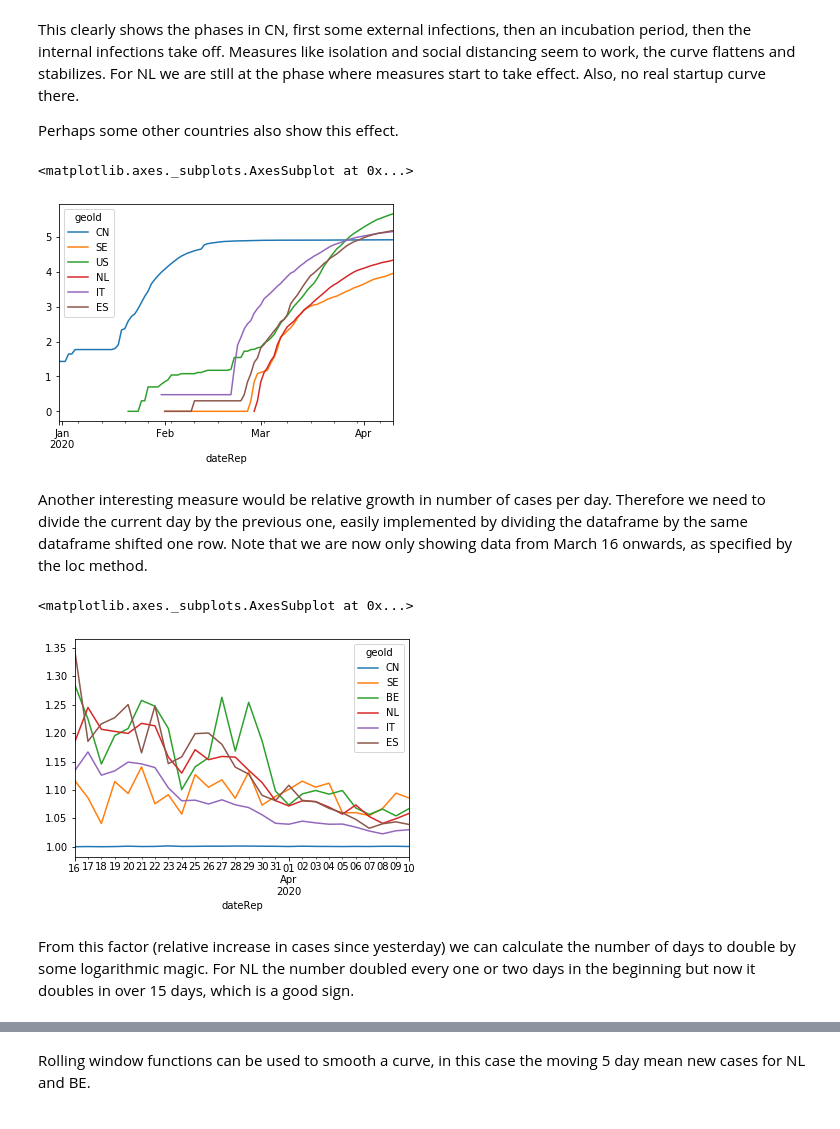
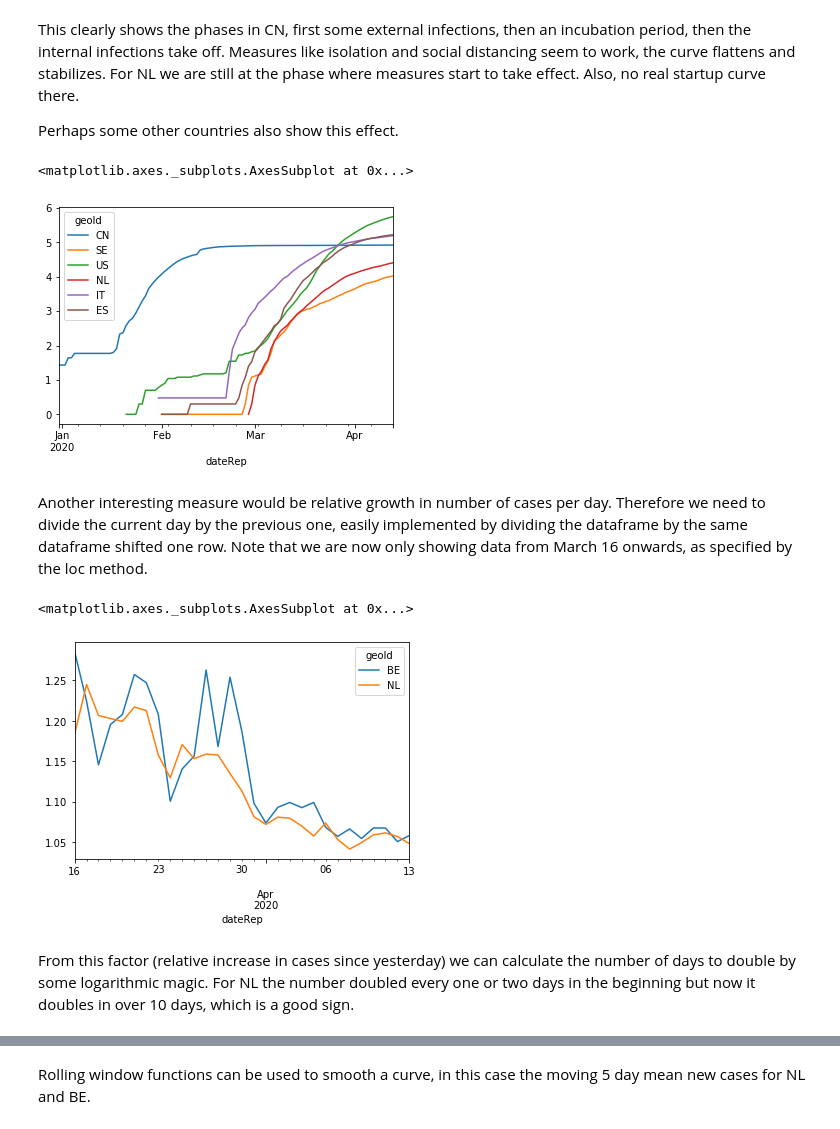
Before and after one commit to R3dje/COVID19, a Jupyter notebook: EUCDC.ipynb, the cells around one changed output, grey strips where cells are left out. Saved outputs shown, nothing was run; the diff lists cells and outputs as text; code cells hidden in the pictures.

```diff
--- a/EUCDC.ipynb
+++ b/EUCDC.ipynb
@@ -60,4 +59,4 @@ Because we seem to miss some geoID entries, we will drop them. The resulting dat
 # %%
-df_geo = df.dropna().pivot(index = 'dateRep', columns = 'geoId', values = 'cases')
+df_geo = df.dropna().pivot(index='dateRep', columns='geoId', values=['cases', 'deaths'])
 df_geo.head(10)
 # %% [output]
@@ -124,17 +125,17 @@ This clearly shows the phases in CN, first some external infections, then an inc
 
 Perhaps some other countries also show this effect.
 # %%
-np.log10(df_geo[['CN', 'SE', 'US', 'NL', 'IT', 'ES']].cumsum()).plot()
+np.log10(df_geo['cases'][['CN', 'SE', 'US', 'NL', 'IT', 'ES']].cumsum()).plot()
 # %% [output]
 <matplotlib.axes._subplots.AxesSubplot at 0x...>
-[figure, old version]
+[figure, new version]
 # %% [markdown]
 Another interesting measure would be relative growth in number of cases per day. Therefore we need to divide the current day by the previous one, easily implemented by dividing the dataframe by the same dataframe shifted one row. Note that we are now only showing data from March 16 onwards, as specified by the loc method.
 # %%
-(df_geo.cumsum() / df_geo.shift().cumsum())[['CN', 'SE', 'BE', 'NL', 'IT', 'ES']].loc['20200316':].plot()
+(df_geo.cumsum() / df_geo.shift().cumsum())['cases'][['BE', 'NL']].loc['20200316':].plot()
 # %% [output]
 <matplotlib.axes._subplots.AxesSubplot at 0x...>
-[figure, old version]
+[figure, new version]
 # %% [markdown]
-From this factor (relative increase in cases since yesterday) we can calculate the number of days to double by some logarithmic magic. For NL the number doubled every one or two days in the beginning but now it doubles in over 15 days, which is a good sign.
+From this factor (relative increase in cases since yesterday) we can calculate the number of days to double by some logarithmic magic. For NL the number doubled every one or two days in the beginning but now it doubles in over 10 days, which is a good sign.
 # %%
```
Also changed, not shown: parts of 17 cells of this notebook, 1 other file.
